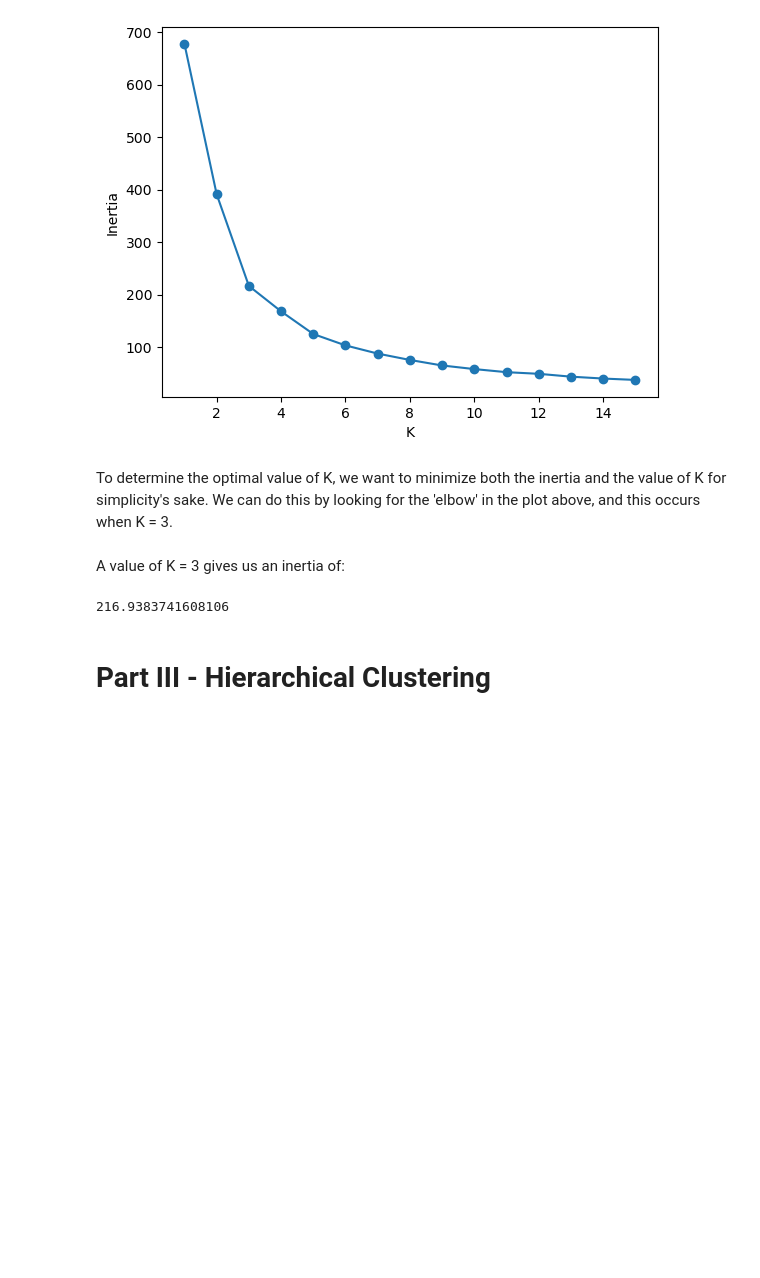
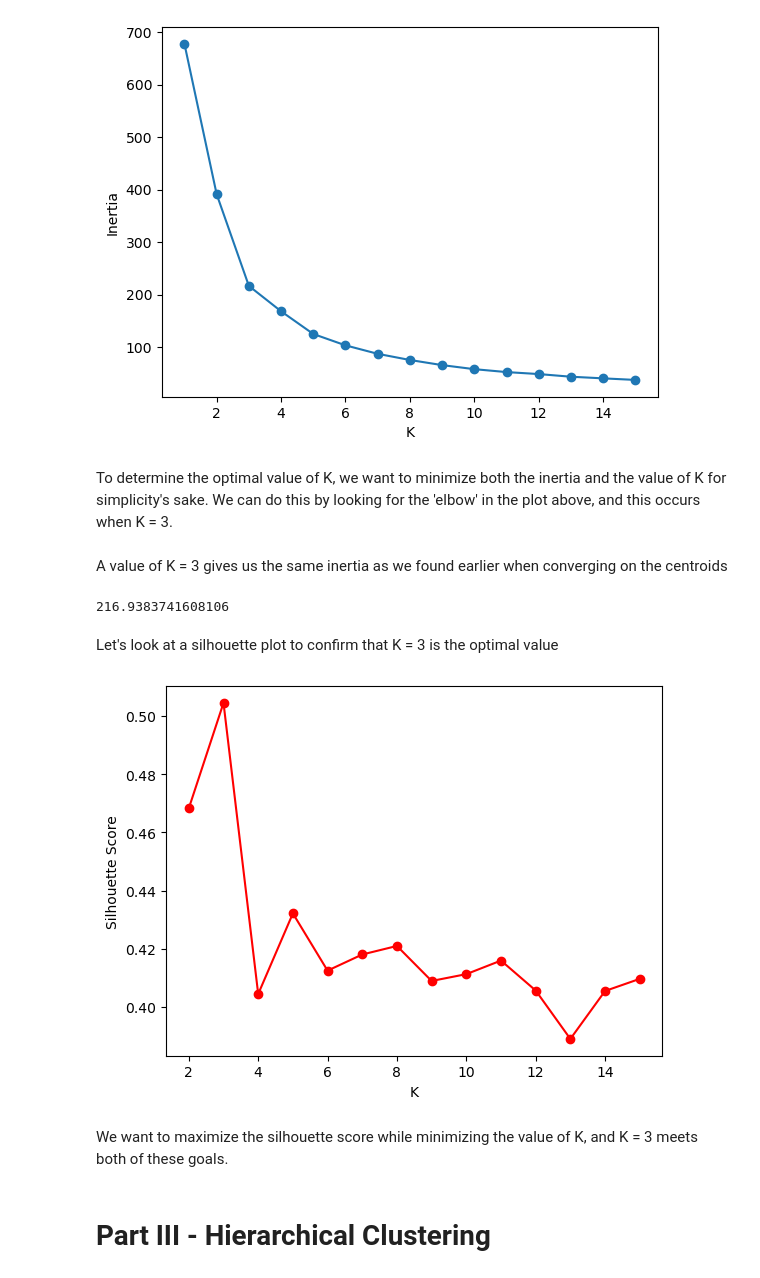
Before and after one commit to SamTheDataGuy/ml-project-unsupervised-learning, a Jupyter notebook: Unsupervised Learning - Project.ipynb, the cells around one changed output. Drawn from its saved outputs; the diff is of its cells as text; code cells hidden in the pictures; blank space fills up the shorter version.

```diff
--- a/Unsupervised Learning - Project.ipynb
+++ b/Unsupervised Learning - Project.ipynb
@@ -389,11 +409,37 @@ optimal_k(df_kmeans, 15)
 # %% [markdown]
 To determine the optimal value of K, we want to minimize both the inertia and the value of K for simplicity's sake.  We can do this by looking for the 'elbow' in the plot above, and this occurs when K = 3.
 # %% [markdown]
-A value of K = 3 gives us an inertia of:
+A value of K = 3 gives us the same inertia as we found earlier when converging on the centroids
 # %%
 kmeans.inertia_
 # %% [output]
 216.9383741608106
+# %% [markdown]
+Let's look at a silhouette plot to confirm that K = 3 is the optimal value
+# %%
+# Import silhouette_score
+from sklearn.metrics import silhouette_samples, silhouette_score
+
+def plot_silhouette(data, max_k):
+
+    silhouettes = []
+    K = range(2, max_k + 1)
+
+    for i in K:
+        kmeans = KMeans(n_clusters = i, n_init = 10)
+        kmeans.fit(data)
+        label = kmeans.predict(data)
+        silhouettes.append(silhouette_score(data,label))
+
+    plt.plot(K, silhouettes, 'ro-')
+    plt.xlabel('K')
+    plt.ylabel('Silhouette Score')
+
+plot_silhouette(df_kmeans, 15)
+# %% [output]
+[figure, added]
+# %% [markdown]
+We want to maximize the silhouette score while minimizing the value of K, and K = 3 meets both of these goals.
 # %% [markdown]
 # Part III - Hierarchical Clustering
 # %% [markdown]
```
Also changed, not shown: parts of 26 cells of this notebook.
